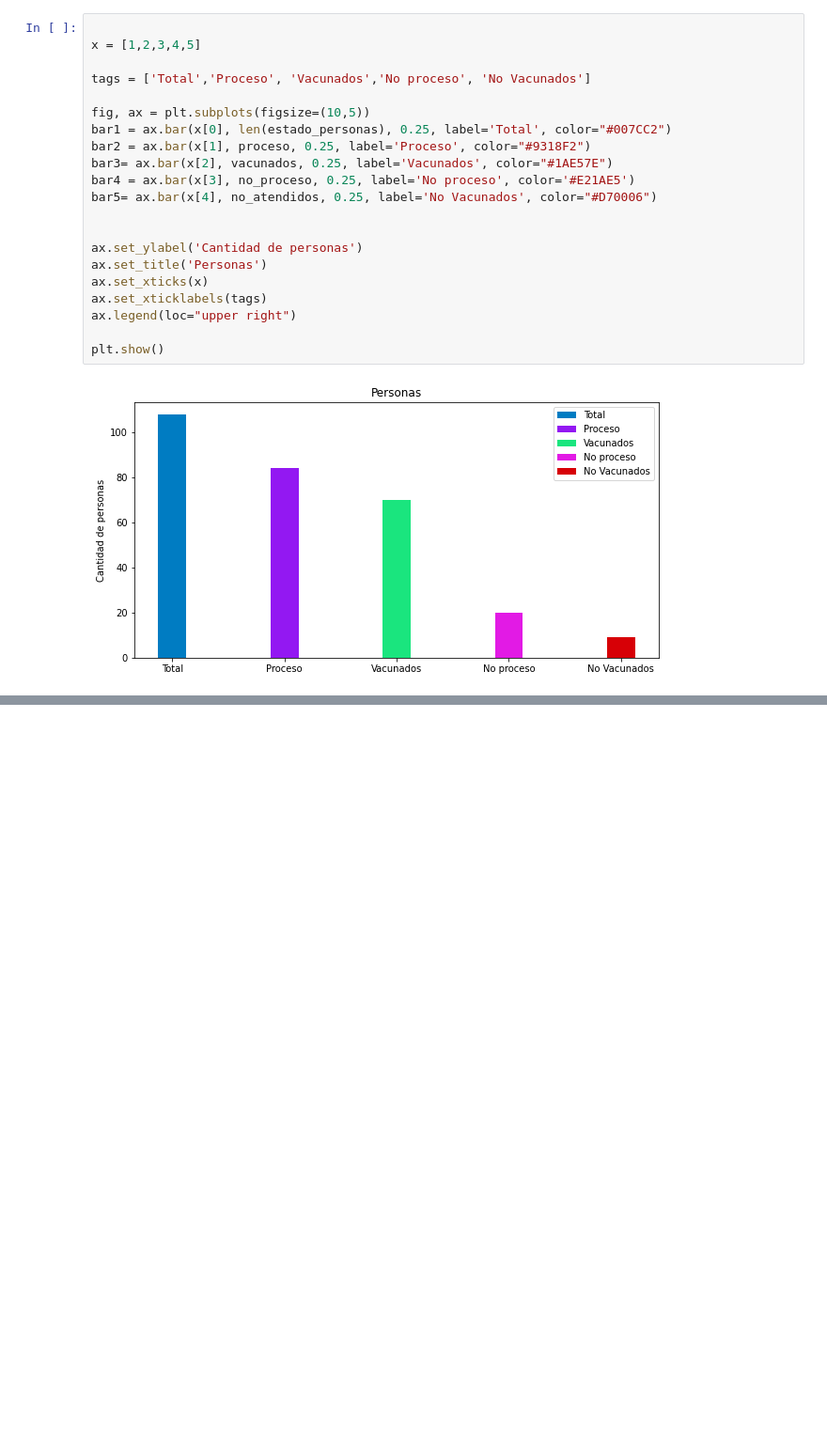
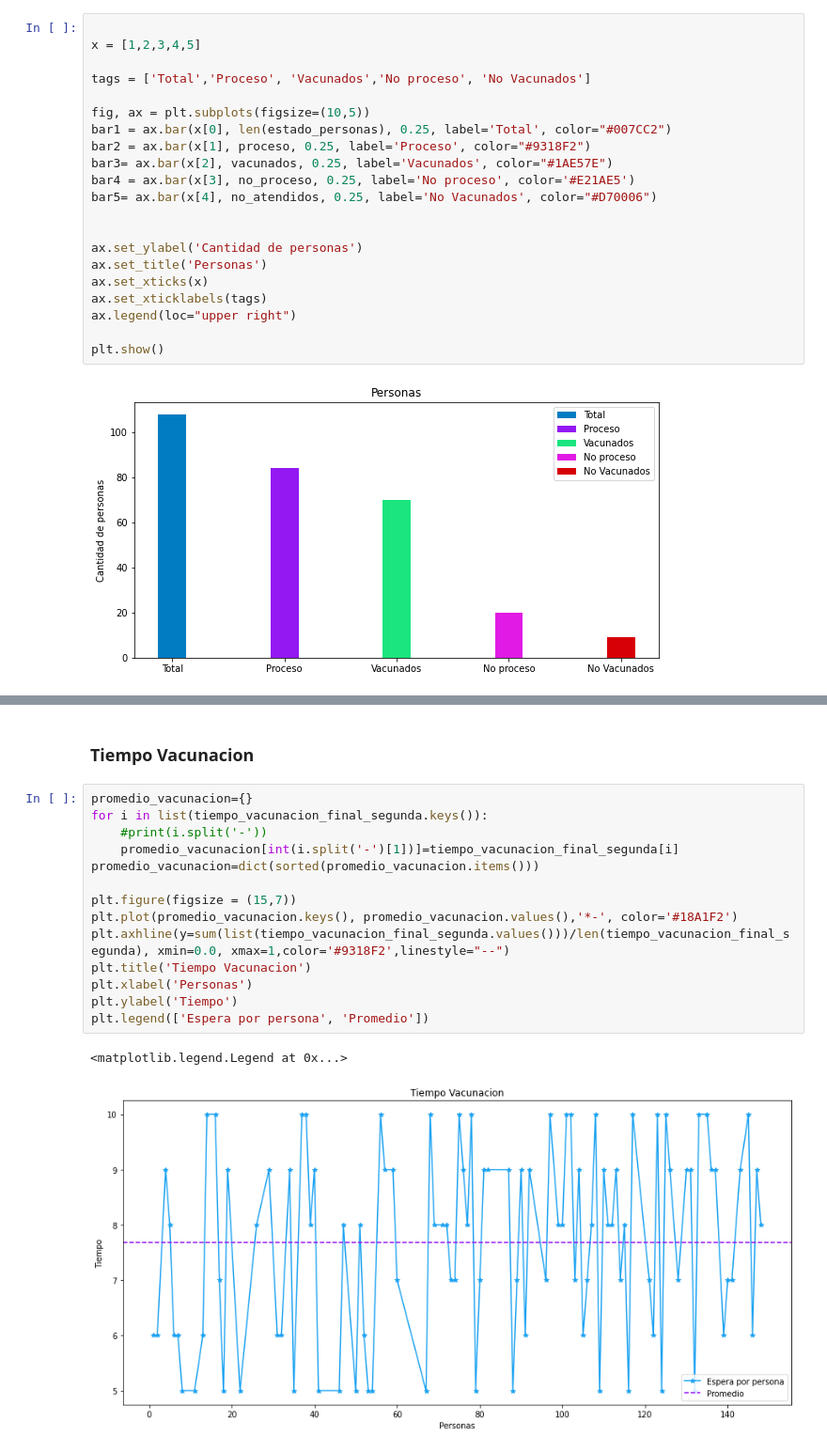
Before and after one commit to vazquezjav/Simulacion, a Jupyter notebook: Examenes/Examen-Interciclo/Simpy_Vacunas.ipynb, the cells around one changed output, grey strips where cells are left out. Shown: that part at 94% size. Cells and saved outputs as stored; diff of their text form; blank space fills up the shorter version.

```diff
--- a/Examenes/Examen-Interciclo/Simpy_Vacunas.ipynb
+++ b/Examenes/Examen-Interciclo/Simpy_Vacunas.ipynb
@@ -281,0 +468,19 @@ plt.show()
+# %% [markdown]
+### Tiempo Vacunacion
+# %%
+promedio_vacunacion={}
+for i in list(tiempo_vacunacion_final_segunda.keys()):
+    #print(i.split('-'))
+    promedio_vacunacion[int(i.split('-')[1])]=tiempo_vacunacion_final_segunda[i]
+promedio_vacunacion=dict(sorted(promedio_vacunacion.items()))
+
+plt.figure(figsize = (15,7))
+plt.plot(promedio_vacunacion.keys(), promedio_vacunacion.values(),'*-', color='#18A1F2')
+plt.axhline(y=sum(list(tiempo_vacunacion_final_segunda.values()))/len(tiempo_vacunacion_final_segunda), xmin=0.0, xmax=1,color='#9318F2',linestyle="--")
+plt.title('Tiempo Vacunacion')
+plt.xlabel('Personas')
+plt.ylabel('Tiempo')
+plt.legend(['Espera por persona', 'Promedio'])
+# %% [output]
+<matplotlib.legend.Legend at 0x...>
+[figure, added]
```
Also changed, not shown: parts of 16 cells of this notebook, 2 other files.
